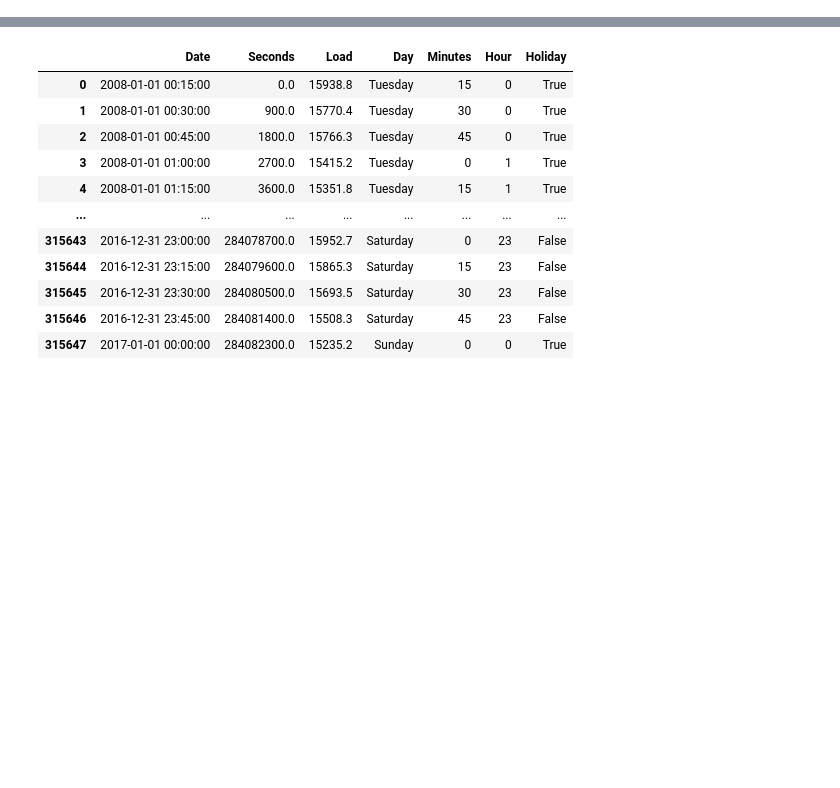
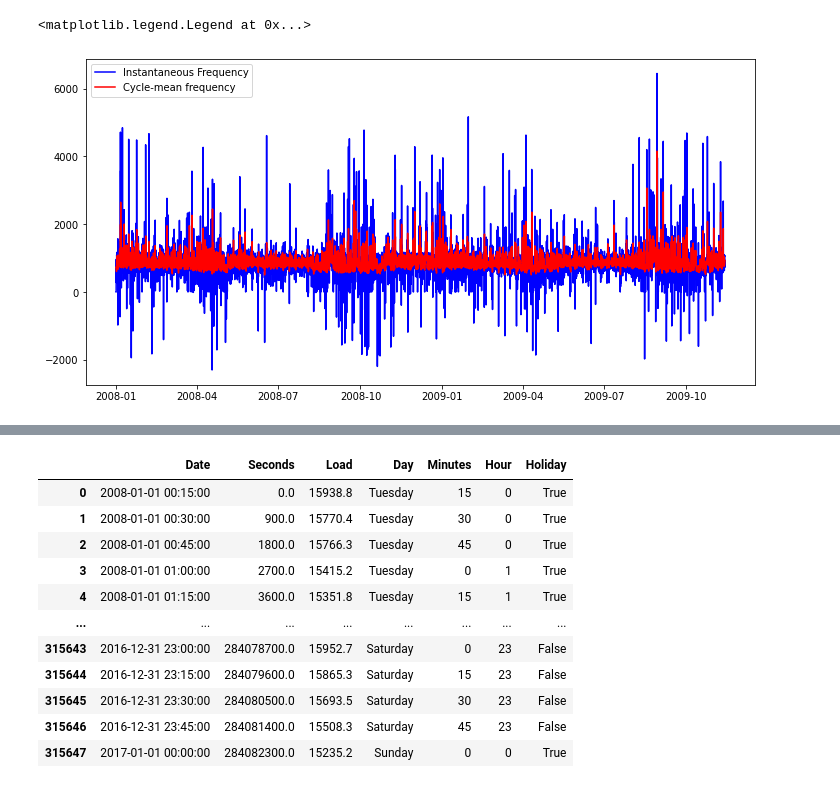
Before and after one commit to Nuelam9/Report-2, a Jupyter notebook: src/fuorier - week-prova.ipynb, the cells around one changed output, grey strips where cells are left out. Drawn from its saved outputs; the diff is of its cells as text; code cells hidden in the pictures; blank space fills up the shorter version.

```diff
--- a/src/fuorier - week-prova.ipynb
+++ b/src/fuorier - week-prova.ipynb
@@ -26,0 +66,12 @@ Electric.loc[Electric.Day.isin(['Sunday']) ,'Holiday'] = True
+# %%
+cycle_freq = emd.cycles.get_cycle_stat(all_cycles[:, 2], IF[:, 2],
+                                       out='samples', func=np.mean)
+# %%
+# Make a summary figure
+plt.figure(figsize=(12, 6))
+plt.plot(t[:sample_rate*4], IF[:sample_rate*4, 2], 'b')
+plt.plot(t[:sample_rate*4], cycle_freq[:sample_rate*4], 'r')
+plt.legend(['Instantaneous Frequency', 'Cycle-mean frequency'])
+# %% [output]
+<matplotlib.legend.Legend at 0x...>
+[figure, added]
```
Also changed, not shown: parts of 13 cells of this notebook.
